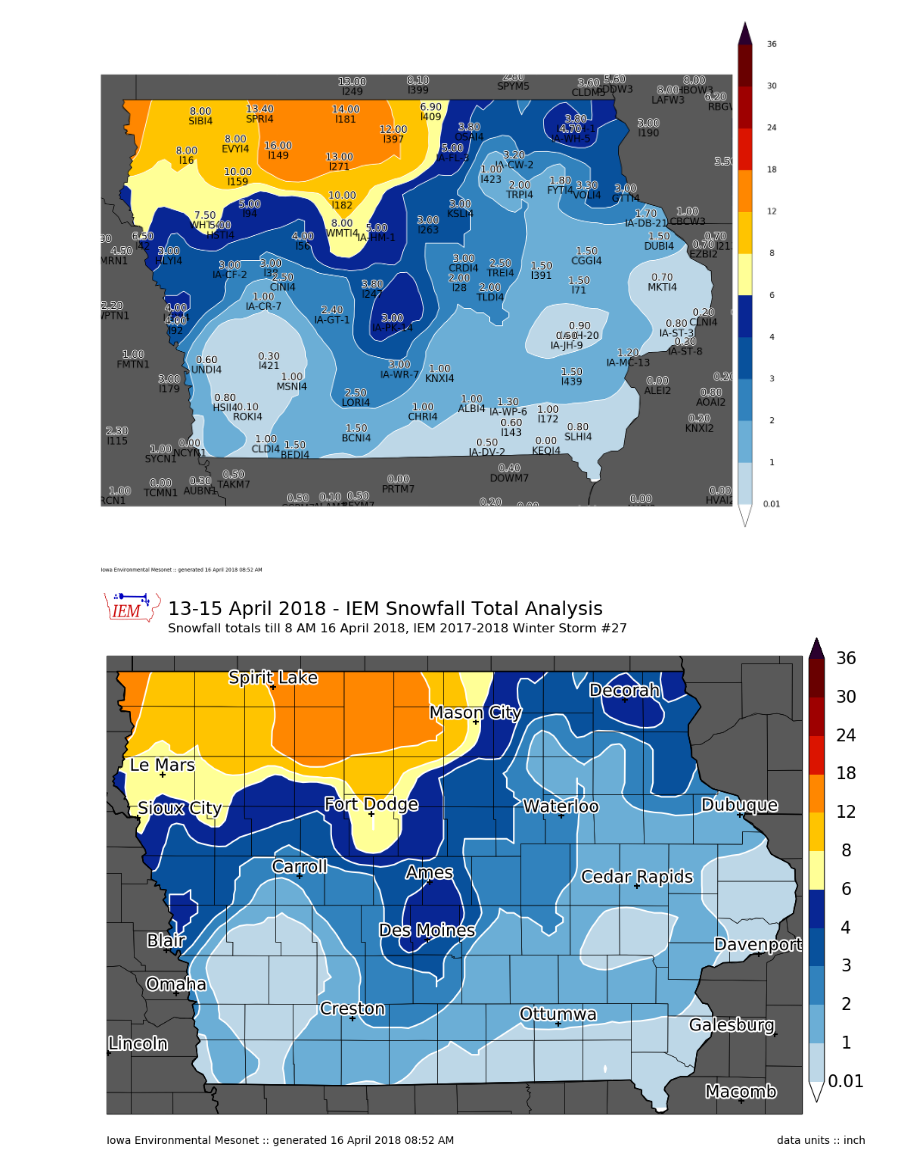
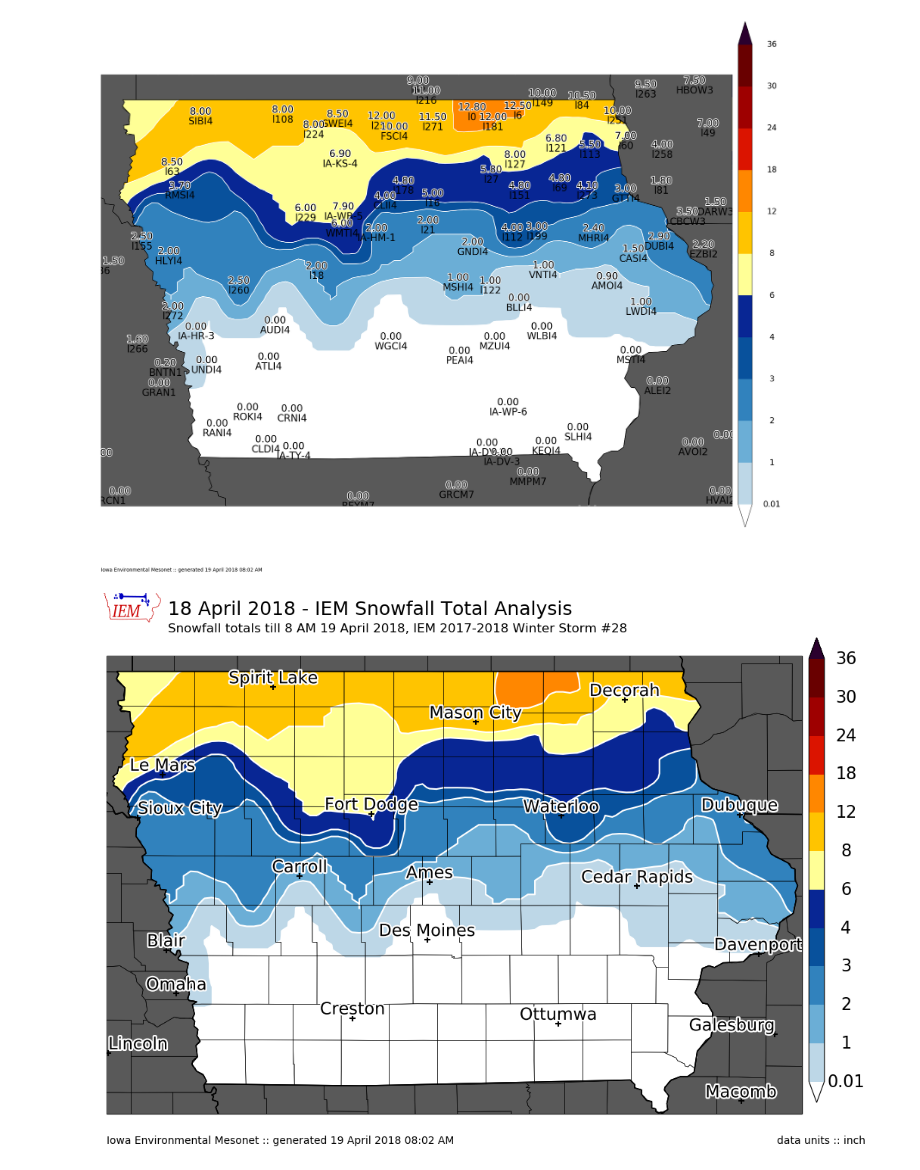
Before and after one commit to akrherz/DEV, a Jupyter notebook: coop/feature_snowfall_analysis.ipynb, the cells around one changed output. Drawn from its saved outputs; the diff is of its cells as text; code cells hidden in the pictures.

Commit message:
winter storm 28

```diff
--- a/coop/feature_snowfall_analysis.ipynb
+++ b/coop/feature_snowfall_analysis.ipynb
@@ -1,7 +1,7 @@
 # %%
 ####################
 # vvvvvvvvvvvvvvvvvvvvvvvvv
-STORM_NUMBER = 27
+STORM_NUMBER = 28
 # ^^^^^^^^^^^^^^^^^^^^^^^^^
 ####################
 import datetime
@@ -65,8 +65,8 @@ def get_coop(dates):
     IEM.close()
     return data
 
-crows = get_coop( ['2018-04-15', '2018-04-16'] )
-sts = utc(2018, 4, 15, 6)
+crows = get_coop( ['2018-04-19', '2018-04-20'] )
+sts = utc(2018, 4, 18, 12)
 ets = utc(2018, 4, 28, 12, 0)
 lrows = get_lsrs(sts, ets)
 
@@ -110,18 +110,22 @@ if len(newrows) > 0:
     df = df.append(newrows)
 df.set_index('label', inplace=True)
 # %%
-cull = ['SIXI4', 'HMNM5', 'CASI4',  'MSHI4', 'MTAI4', 'MABM5', 'IA-BC-2', 'WRNM5',
-        'l146', 'LYNW3', 'LWDI4', 'BRKI4', 'l230', 'l6', 'CLUI4']
+cull = ['IA-PK-89', 'LYON1', 'DMX']
 if cull:
     df.at[cull, 'useme'] = False
 
 hardcode = [
-    ['ALBI4', 1.],
-    ['l16', 8.],
+    ['l16', 5.],
     ['SIBI4', 8.],
-    ['BEDI4', 1.5],
-    ['IA-PK-14', 3.],
-
+    ['l108', 8.],
+    ['l122', 1.],
+    ['SPRI4', 8.],
+    ['GNDI4', 2.],
+    ['l229', 6.],
+    ['l181', 12.],
+    ['HLYI4', 2.],
+    ['l21', 2.],
+    ['l18', 2.],
            ]
 for sid, val in hardcode:
     df.at[sid, 'val'] = val
@@ -141,19 +145,19 @@ np.save("1718_%s.npy" % (STORM_NUMBER, ), vals)
 m.plot_values(df2['lon'], df2['lat'], df2['val'], '%.2f', labels=df2.index.values, textsize=20,
               labeltextsize=20, labelbuffer=0)
 # %% [output]
-[figure, old version]
+[figure, new version]
 # %%
 # now we are ready to plot!
 
 m = MapPlot(sector='iowa',
-            title='13-15 April 2018 - IEM Snowfall Total Analysis',
-            subtitle=("Snowfall totals till 8 AM 16 April 2018, "
+            title='18 April 2018 - IEM Snowfall Total Analysis',
+            subtitle=("Snowfall totals till 8 AM 19 April 2018, "
                       "IEM 2017-2018 Winter Storm #%s") % (STORM_NUMBER, ))
 m.contourf(df2.lon.values, df2.lat.values, df2.val.values, clevs, cmap=cmap,
           units='inch')
 #m.plot_values(np.array(df2.lon), np.array(df2.lat), np.array(df2.val), '%.2f')
 m.drawcounties()
 m.drawcities()
-m.postprocess(filename='180415.png')
+m.postprocess(filename='180419.png')
 # %% [output]
-[figure, old version]
+[figure, new version]
```
Also changed, not shown: 1 other file.
